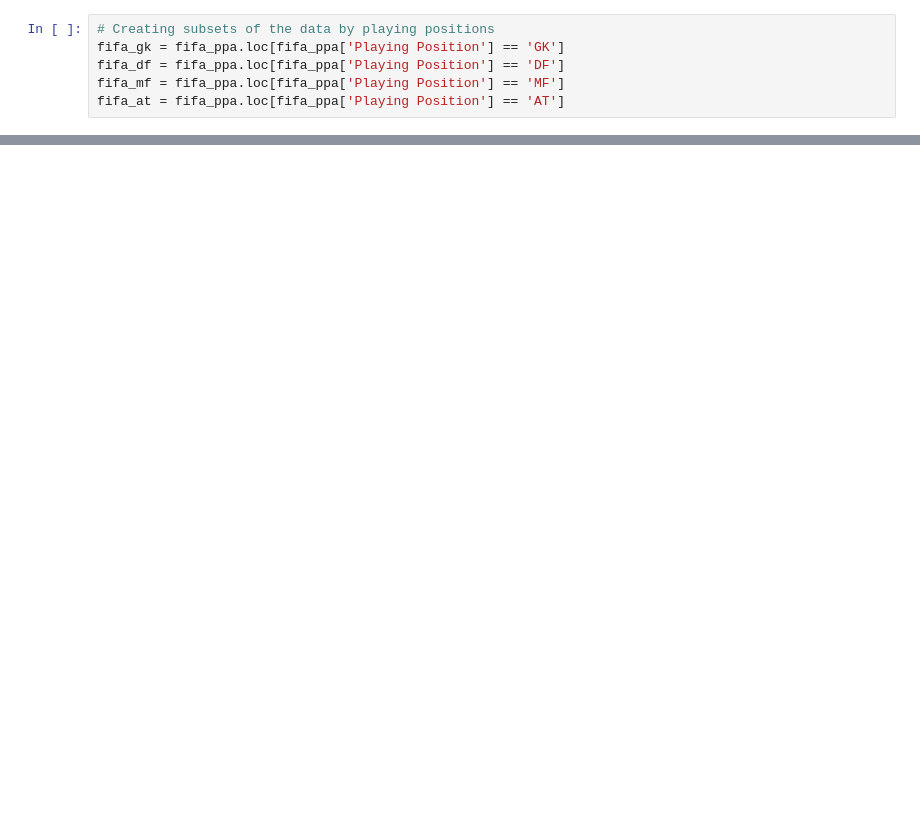
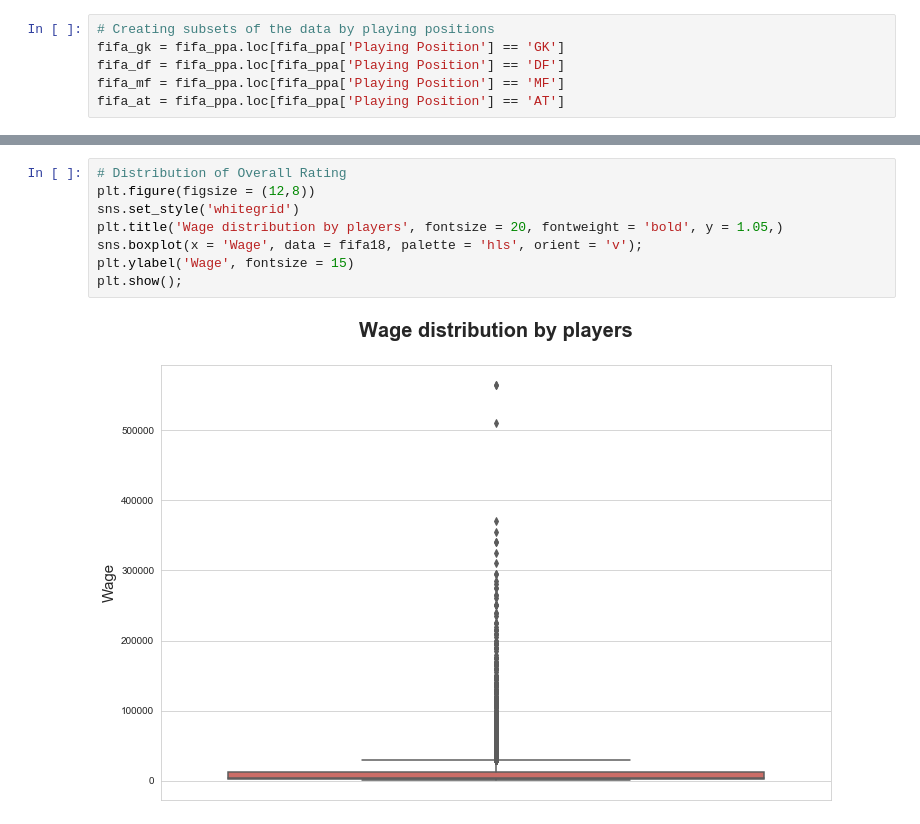
Before and after one commit to sthalder/fifa-player-wage-analysis, a Jupyter notebook: Fifa Wage Prediction Analysis.ipynb, the cells around one changed output, grey strips where cells are left out. Saved outputs shown, nothing was run; the diff lists cells and outputs as text; blank space fills up the shorter version.

```diff
--- a/Fifa Wage Prediction Analysis.ipynb
+++ b/Fifa Wage Prediction Analysis.ipynb
@@ -132,0 +185,10 @@ fifa_at = fifa_ppa.loc[fifa_ppa['Playing Position'] == 'AT']
+# %%
+# Distribution of Overall Rating
+plt.figure(figsize = (12,8))
+sns.set_style('whitegrid')
+plt.title('Wage distribution by players', fontsize = 20, fontweight = 'bold', y = 1.05,)
+sns.boxplot(x = 'Wage', data = fifa18, palette = 'hls', orient = 'v');
+plt.ylabel('Wage', fontsize = 15)
+plt.show();
+# %% [output]
+[figure, added]
```
Also changed, not shown: parts of 10 cells of this notebook.
